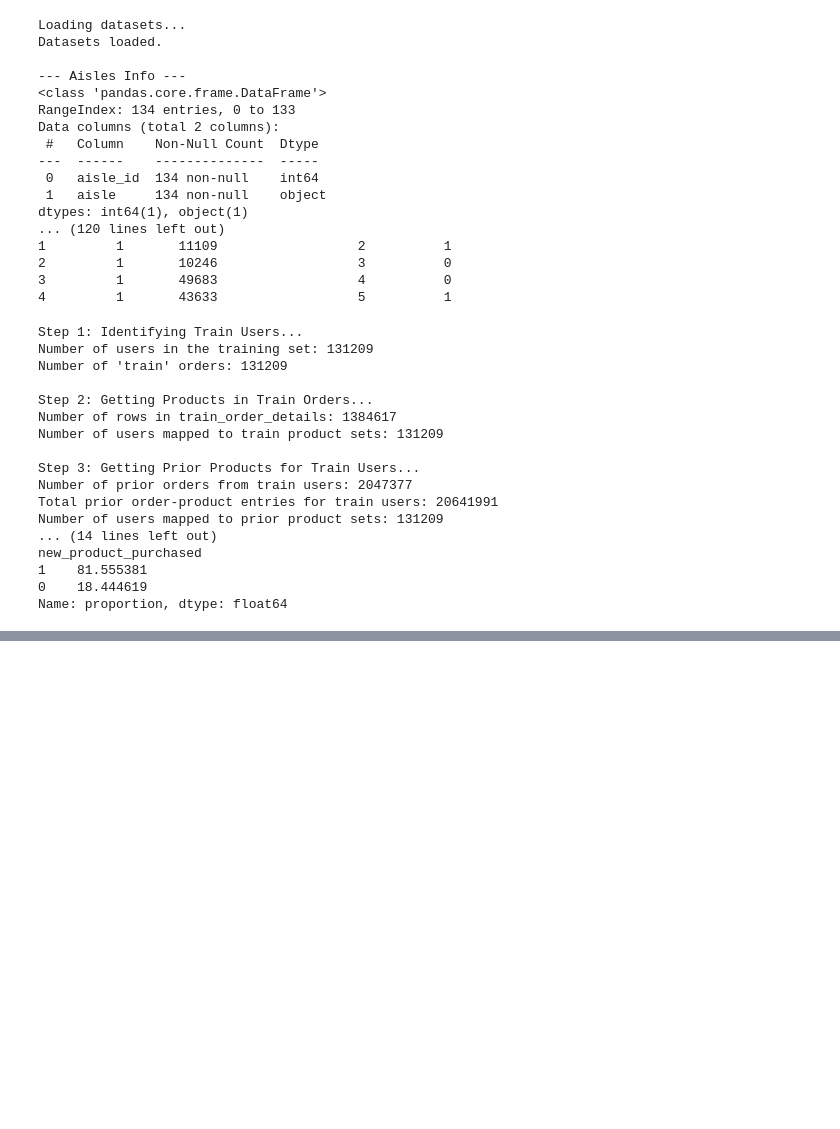
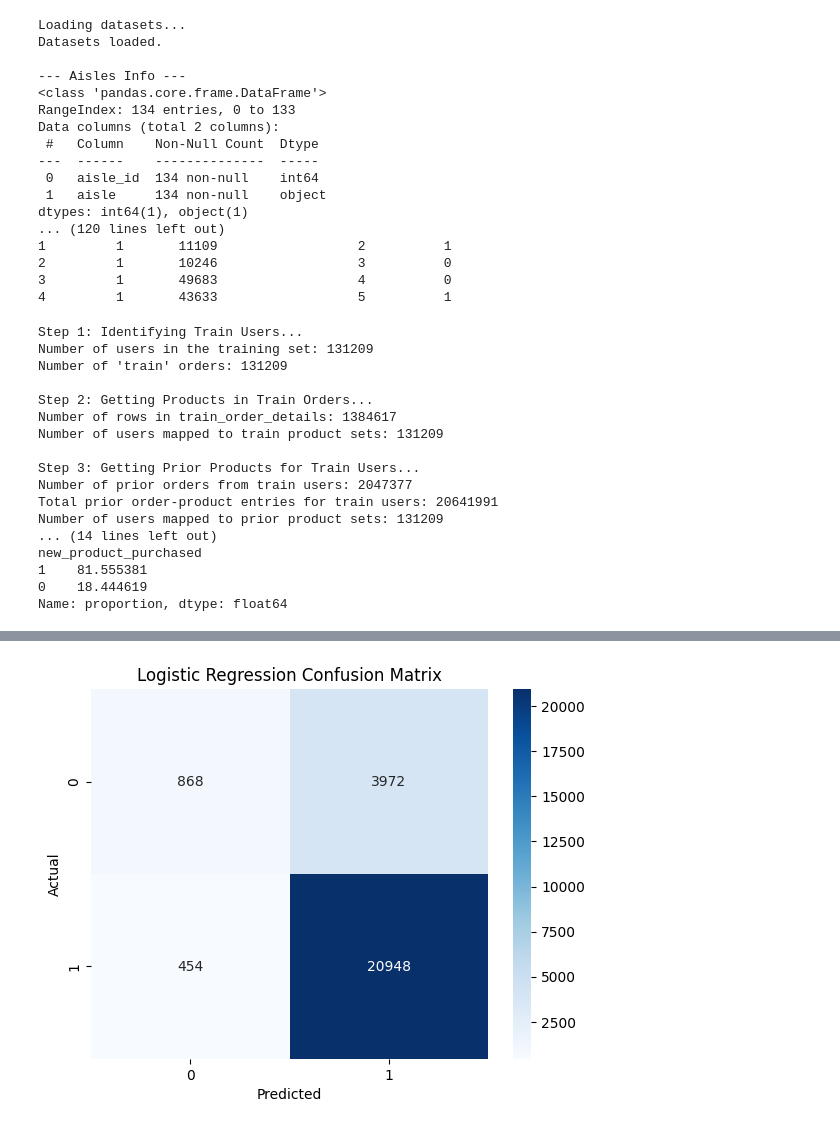
Before and after one commit to Onoh9/instacart-ml-project, a Jupyter notebook: EDA.ipynb, the cells around one changed output, grey strips where cells are left out. Saved outputs shown, nothing was run; the diff lists cells and outputs as text; code cells hidden in the pictures; blank space fills up the shorter version.

Commit message:
Feat: Add Logistic Regression baseline model and evaluation

```diff
--- a/EDA.ipynb
+++ b/EDA.ipynb
@@ -199,0 +371,95 @@ Name: proportion, dtype: float64
+# %%
+# --- Model Training and Evaluation ---
+import pandas as pd
+from sklearn.model_selection import train_test_split
+from sklearn.linear_model import LogisticRegression
+from sklearn.metrics import accuracy_score, precision_score, recall_score, f1_score, roc_auc_score, confusion_matrix, classification_report
+import matplotlib.pyplot as plt
+import seaborn as sns
+
+# Assuming 'final_model_data' is your DataFrame with features and target
+# If you saved it earlier, load it back:
+# data_path = 'data'
+# final_model_data = pd.read_csv(os.path.join(data_path, 'model_ready_data_new_product.csv'))
+
+print("\n--- Preparing Data for Modeling ---")
+
+# Define Features (X) and Target (y)
+# Features are all columns except user_id and the target variable
+features = final_model_data.drop(columns=['user_id', 'new_product_purchased'])
+target = final_model_data['new_product_purchased']
+
+# Get feature names for later use (e.g., feature importance)
+feature_names = features.columns.tolist()
+
+print(f"Features shape: {features.shape}")
+print(f"Target shape: {target.shape}")
+print(f"Features used: {feature_names}")
+
+# Step 1: Split Data into Training and Testing Sets (Stratified)
+print("\nSplitting data into train and test sets...")
+X_train, X_test, y_train, y_test = train_test_split(
+    features,
+    target,
+    test_size=0.2,        # Using 20% of the data for testing
+    random_state=42,      # For reproducibility
+    stratify=target       # IMPORTANT for imbalanced datasets!
+)
+
+print(f"X_train shape: {X_train.shape}")
+print(f"X_test shape: {X_test.shape}")
+print(f"y_train distribution:\n{y_train.value_counts(normalize=True)}")
+print(f"y_test distribution:\n{y_test.value_counts(normalize=True)}")
+
+
+# --- Baseline Model: Logistic Regression ---
+print("\n--- Training Logistic Regression Model ---")
+
+# Initialize the model
+# Increase max_iter as the default might be too low for this dataset
+log_reg = LogisticRegression(random_state=42, max_iter=1000)
+
+# Train the model
+log_reg.fit(X_train, y_train)
+
+print("Logistic Regression training complete.")
+
+# Step 4: Evaluate the Baseline Model
+print("\n--- Evaluating Logistic Regression Model ---")
+
+# Make predictions on the test set
+y_pred_log_reg = log_reg.predict(X_test)
+y_pred_proba_log_reg = log_reg.predict_proba(X_test)[:, 1] # Probabilities for the positive class (1)
+
+# Calculate Metrics
+accuracy = accuracy_score(y_test, y_pred_log_reg)
+precision = precision_score(y_test, y_pred_log_reg)
+recall = recall_score(y_test, y_pred_log_reg)
+f1 = f1_score(y_test, y_pred_log_reg)
+roc_auc = roc_auc_score(y_test, y_pred_proba_log_reg)
+
+print(f"Accuracy: {accuracy:.4f}")
+print(f"Precision: {precision:.4f}") # How many predicted positives were actually positive?
+print(f"Recall: {recall:.4f}")    # How many actual positives were correctly identified?
+print(f"F1-Score: {f1:.4f}")   # Harmonic mean of precision and recall
+print(f"AUC-ROC: {roc_auc:.4f}")    # Ability to distinguish between classes
+
+print("\nClassification Report:")
+print(classification_report(y_test, y_pred_log_reg))
+
+print("\nConfusion Matrix:")
+cm = confusion_matrix(y_test, y_pred_log_reg)
+sns.heatmap(cm, annot=True, fmt='d', cmap='Blues')
+plt.xlabel('Predicted')
+plt.ylabel('Actual')
+plt.title('Logistic Regression Confusion Matrix')
+plt.show()
+
+# Optional: Look at Feature Importance (Coefficients for LogReg)
+# Note: Coefficients are more interpretable if features are scaled, which we haven't done yet.
+# But we can see the direction and magnitude.
+print("\nLogistic Regression Coefficients:")
+coefficients = pd.DataFrame({'feature': feature_names, 'coefficient': log_reg.coef_[0]})
+coefficients['abs_coefficient'] = abs(coefficients['coefficient'])
+print(coefficients.sort_values(by='abs_coefficient', ascending=False))
+# %% [output]
@@ -199,0 +483 @@ Name: proportion, dtype: float64
+[figure, added]
```
Also changed, not shown: parts of 2 cells of this notebook.
